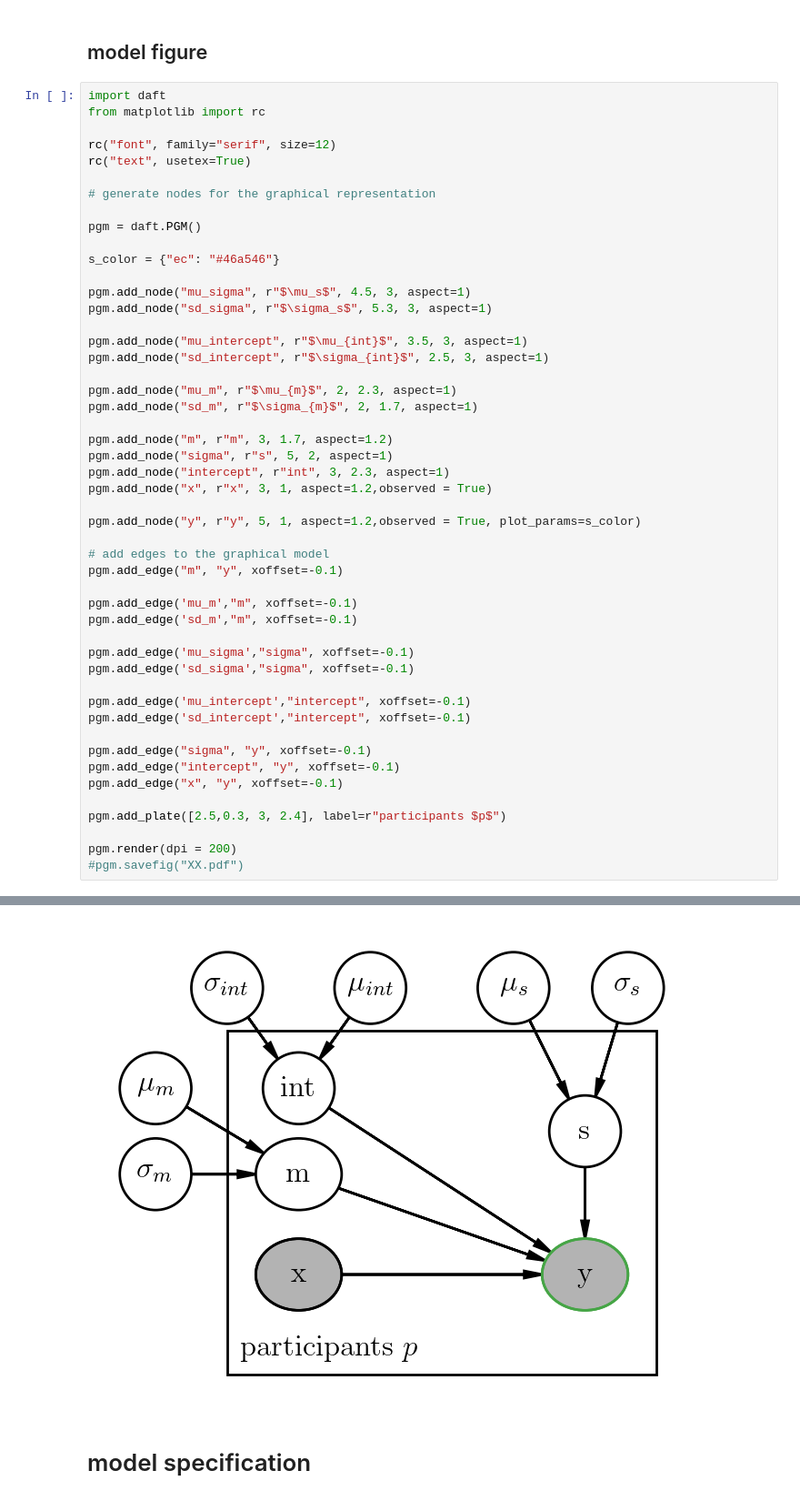
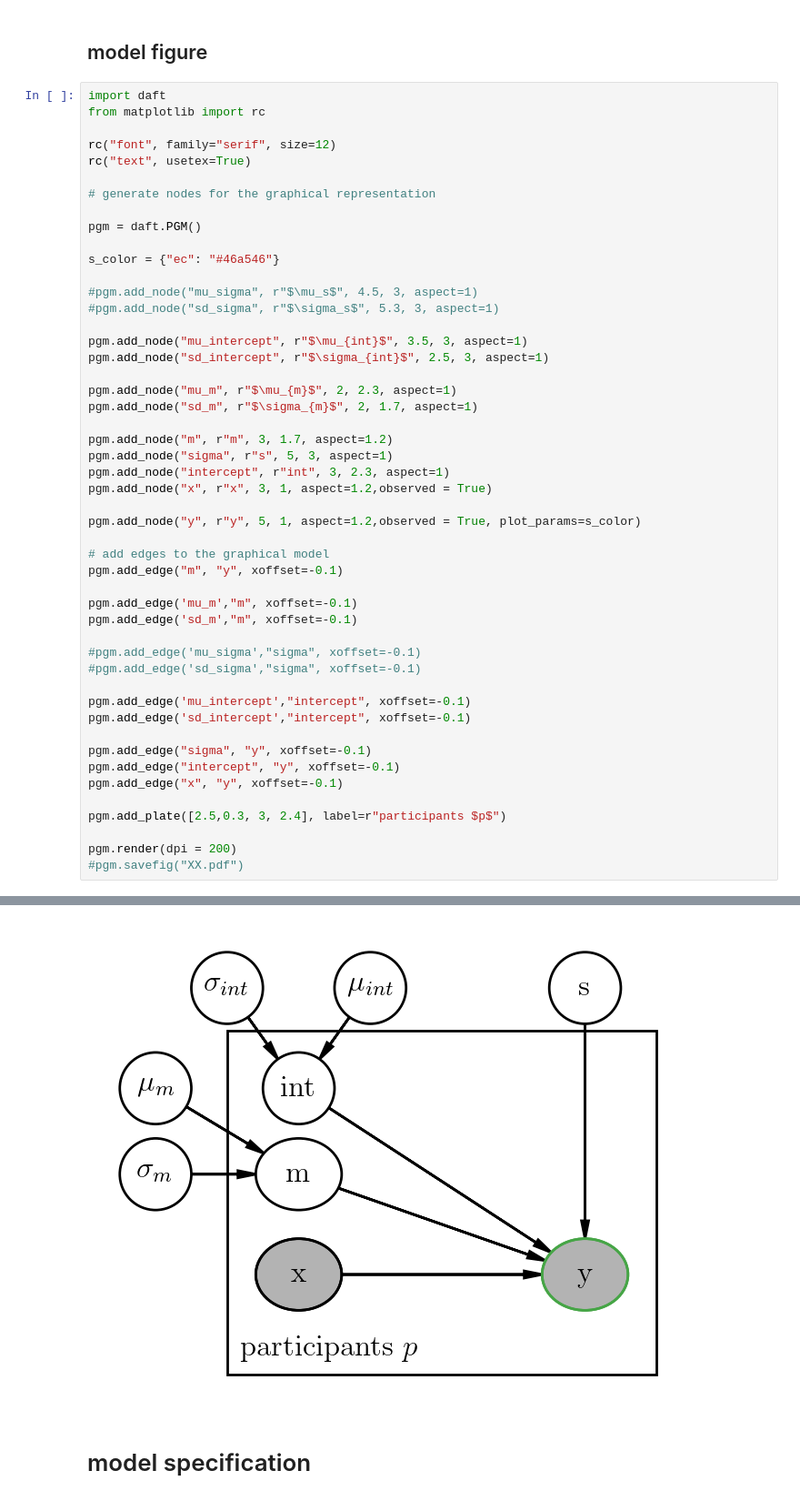
Before and after one commit to pradysepulveda/GraphModelTutorial, a Jupyter notebook: MCMCTutorial.ipynb, the cells around one changed output, grey strips where cells are left out. Shown at 91% size. Saved outputs shown, nothing was run; the diff lists cells and outputs as text.

```diff
--- a/MCMCTutorial.ipynb
+++ b/MCMCTutorial.ipynb
@@ -506,45 +515,45 @@ pgm = daft.PGM()
 
 s_color = {"ec": "#46a546"}
 
-pgm.add_node("mu_sigma", r"$\mu_s$", 4.5, 3, aspect=1)
-pgm.add_node("sd_sigma", r"$\sigma_s$", 5.3, 3, aspect=1)
+#pgm.add_node("mu_sigma", r"$\mu_s$", 4.5, 3, aspect=1)
+#pgm.add_node("sd_sigma", r"$\sigma_s$", 5.3, 3, aspect=1)
 
 pgm.add_node("mu_intercept", r"$\mu_{int}$", 3.5, 3, aspect=1)
 pgm.add_node("sd_intercept", r"$\sigma_{int}$", 2.5, 3, aspect=1)
 
 pgm.add_node("mu_m", r"$\mu_{m}$", 2, 2.3, aspect=1)
 pgm.add_node("sd_m", r"$\sigma_{m}$", 2, 1.7, aspect=1)
 
 pgm.add_node("m", r"m", 3, 1.7, aspect=1.2)
-pgm.add_node("sigma", r"s", 5, 2, aspect=1)
+pgm.add_node("sigma", r"s", 5, 3, aspect=1)
 pgm.add_node("intercept", r"int", 3, 2.3, aspect=1)
 pgm.add_node("x", r"x", 3, 1, aspect=1.2,observed = True)
 
 pgm.add_node("y", r"y", 5, 1, aspect=1.2,observed = True, plot_params=s_color)
 
 # add edges to the graphical model
 pgm.add_edge("m", "y", xoffset=-0.1)
 
 pgm.add_edge('mu_m',"m", xoffset=-0.1)
 pgm.add_edge('sd_m',"m", xoffset=-0.1)
 
-pgm.add_edge('mu_sigma',"sigma", xoffset=-0.1)
-pgm.add_edge('sd_sigma',"sigma", xoffset=-0.1)
+#pgm.add_edge('mu_sigma',"sigma", xoffset=-0.1)
+#pgm.add_edge('sd_sigma',"sigma", xoffset=-0.1)
 
 pgm.add_edge('mu_intercept',"intercept", xoffset=-0.1)
 pgm.add_edge('sd_intercept',"intercept", xoffset=-0.1)
 
 pgm.add_edge("sigma", "y", xoffset=-0.1)
 pgm.add_edge("intercept", "y", xoffset=-0.1)
 pgm.add_edge("x", "y", xoffset=-0.1)
 
 pgm.add_plate([2.5,0.3, 3, 2.4], label=r"participants $p$")
 
 pgm.render(dpi = 200)
 #pgm.savefig("XX.pdf")
 # %% [output]
 <matplotlib.axes._axes.Axes at 0x...>
-[figure, old version]
+[figure, new version]
 # %% [markdown]
 # model specification
 # %%
```
Also changed, not shown: parts of 14 cells of this notebook, 1 other file.
